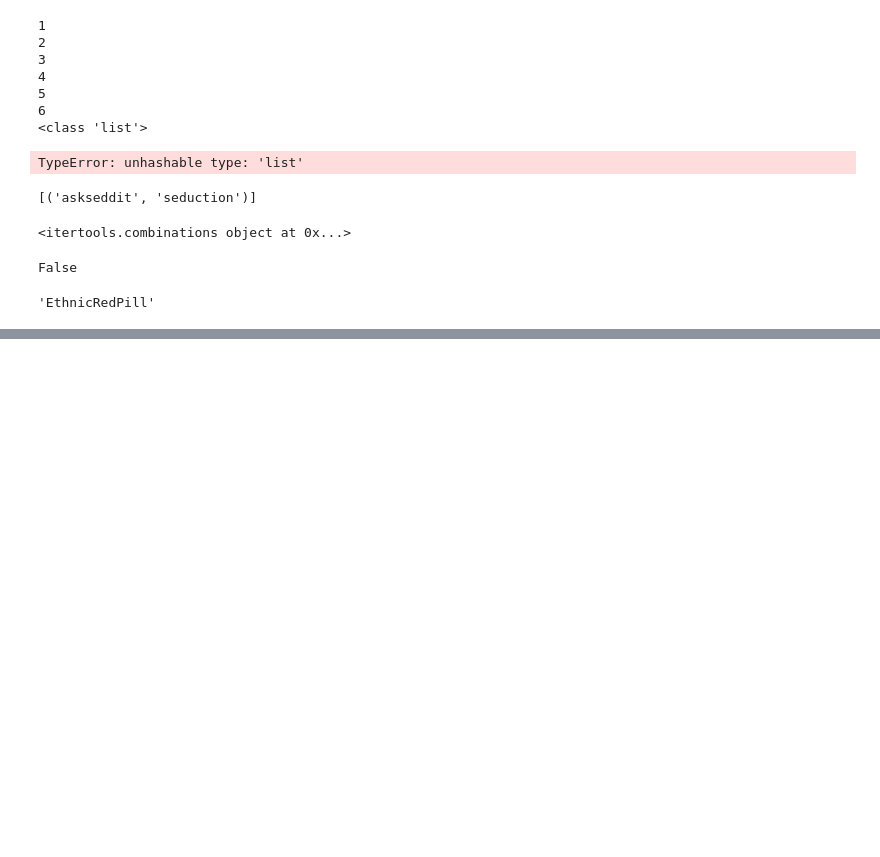
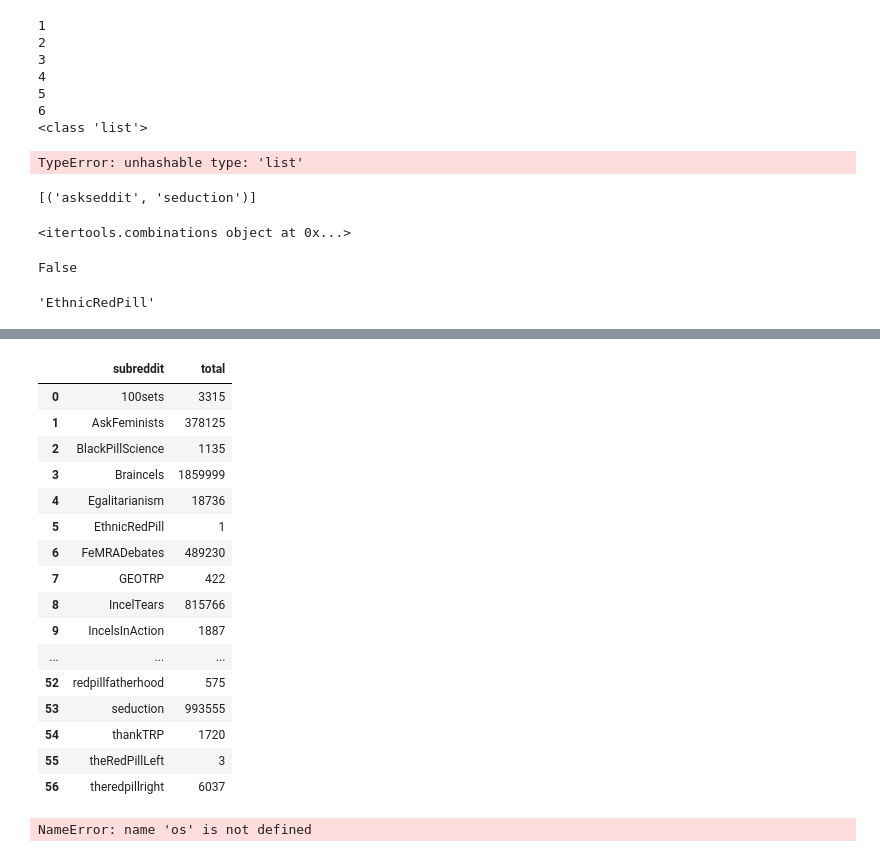
Before and after one commit to mh0409/trpred, a Jupyter notebook: sandbox_processing2.ipynb, the cells around one changed output, grey strips where cells are left out. Cells and saved outputs as stored; diff of their text form; code cells hidden in the pictures; blank space fills up the shorter version.

```diff
--- a/sandbox_processing2.ipynb
+++ b/sandbox_processing2.ipynb
@@ -1347,0 +1590,30 @@ def count_processedentries(data_type):
+# %%
+os.chdir("/Volumes/SAMSUNG/trpred")
+
+comments_counted = count_processedentries("comments")
+# %%
+comments_counted
+# %% [output]
+|  | subreddit | total |
+| 0 | 100sets | 3315 |
+| 1 | AskFeminists | 378125 |
+| 2 | BlackPillScience | 1135 |
+| 3 | Braincels | 1859999 |
+| 4 | Egalitarianism | 18736 |
+| 5 | EthnicRedPill | 1 |
+| 6 | FeMRADebates | 489230 |
+| 7 | GEOTRP | 422 |
+| 8 | IncelTears | 815766 |
+| 9 | IncelsInAction | 1887 |
+| ... | ... | ... |
+| 52 | redpillfatherhood | 575 |
+| 53 | seduction | 993555 |
+| 54 | thankTRP | 1720 |
+| 55 | theRedPillLeft | 3 |
+| 56 | theredpillright | 6037 |
+# %%
+import os
+os.chdir("/Volumes/SAMSUNG/trpred")
+submissions_counted = count_processedentries("submissions")
+# %% [output]
+NameError: name 'os' is not defined
```
Also changed, not shown: parts of 25 cells of this notebook, 9 other files.
